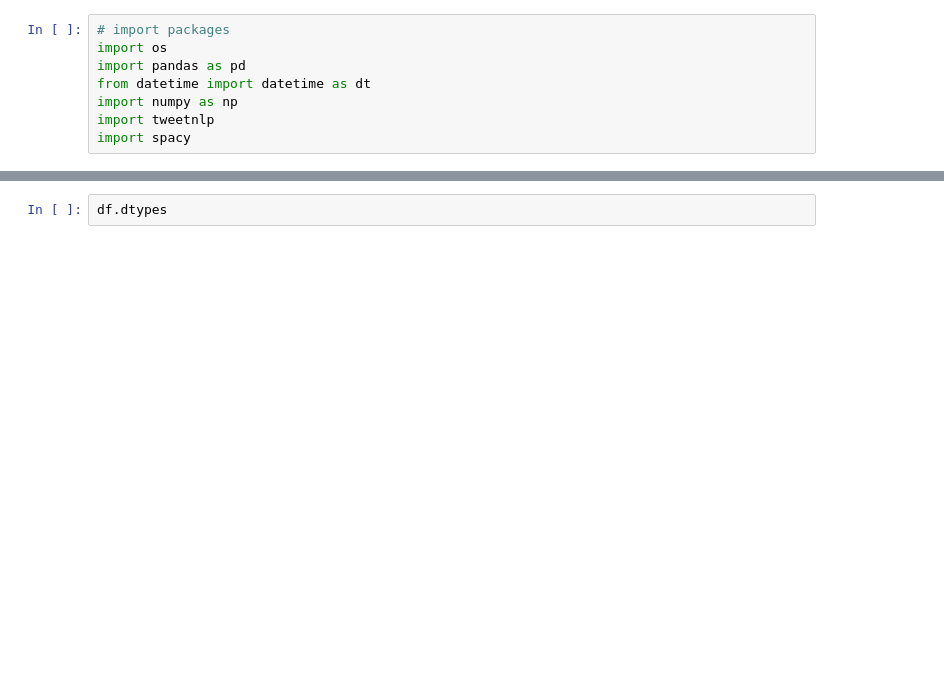
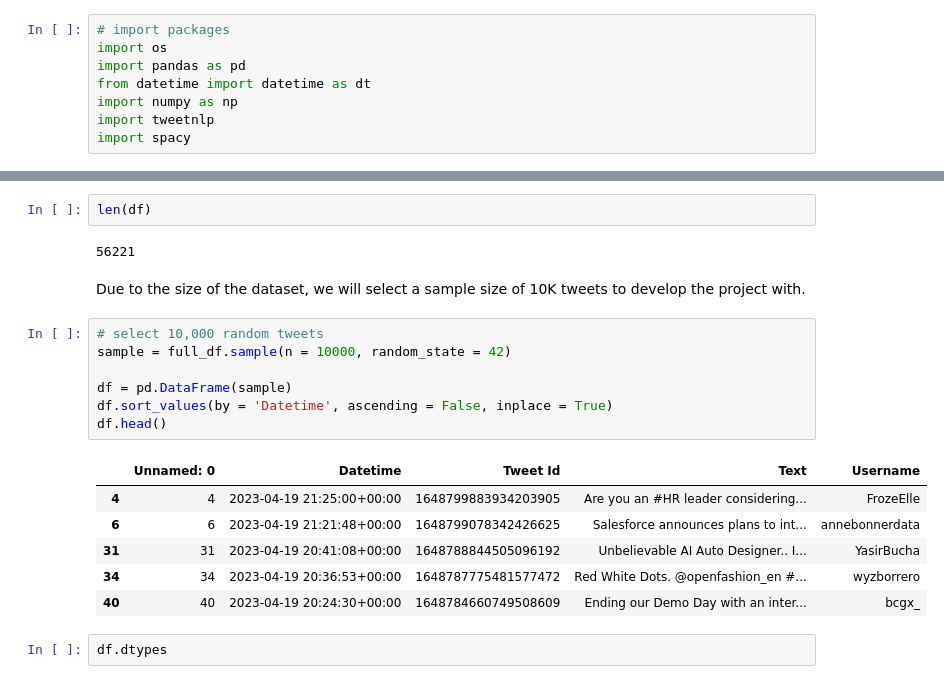
Before and after one commit to rebrinehart/gen-ai-tweets, a Jupyter notebook: gen-ai-tweet-analysis.ipynb, the cells around one changed output, grey strips where cells are left out. Drawn from its saved outputs; the diff is of its cells as text; blank space fills up the shorter version.

```diff
--- a/gen-ai-tweet-analysis.ipynb
+++ b/gen-ai-tweet-analysis.ipynb
@@ -23,6 +23,26 @@ df.head()
 | 2 | 2 | 2023-04-19 21:26:57+00:00 | 1648800376479715328 | Mind blowing next wave #generativ... | timreha |
 | 3 | 3 | 2023-04-19 21:26:49+00:00 | 1648800341193027584 | Open Source Generative AI Image S... | VirtReview |
 | 4 | 4 | 2023-04-19 21:25:00+00:00 | 1648799883934203905 | Are you an #HR leader considering... | FrozeElle |
+# %%
+len(df)
+# %% [output]
+56221
+# %% [markdown]
+Due to the size of the dataset, we will select a sample size of 10K tweets to develop the project with.
+# %%
+# select 10,000 random tweets
+sample = full_df.sample(n = 10000, random_state = 42)
+
+df = pd.DataFrame(sample)
+df.sort_values(by = 'Datetime', ascending = False, inplace = True)
+df.head()
+# %% [output]
+|  | Unnamed: 0 | Datetime | Tweet Id | Text | Username |
+| 4 | 4 | 2023-04-19 21:25:00+00:00 | 1648799883934203905 | Are you an #HR leader considering... | FrozeElle |
+| 6 | 6 | 2023-04-19 21:21:48+00:00 | 1648799078342426625 | Salesforce announces plans to int... | annebonnerdata |
+| 31 | 31 | 2023-04-19 20:41:08+00:00 | 1648788844505096192 | Unbelievable AI Auto Designer.. I... | YasirBucha |
+| 34 | 34 | 2023-04-19 20:36:53+00:00 | 1648787775481577472 | Red White Dots. @openfashion_en #... | wyzborrero |
+| 40 | 40 | 2023-04-19 20:24:30+00:00 | 1648784660749508609 | Ending our Demo Day with an inter... | bcgx_ |
 # %%
 df.dtypes
 # %% [output]
```
Also changed, not shown: parts of 36 cells of this notebook.
